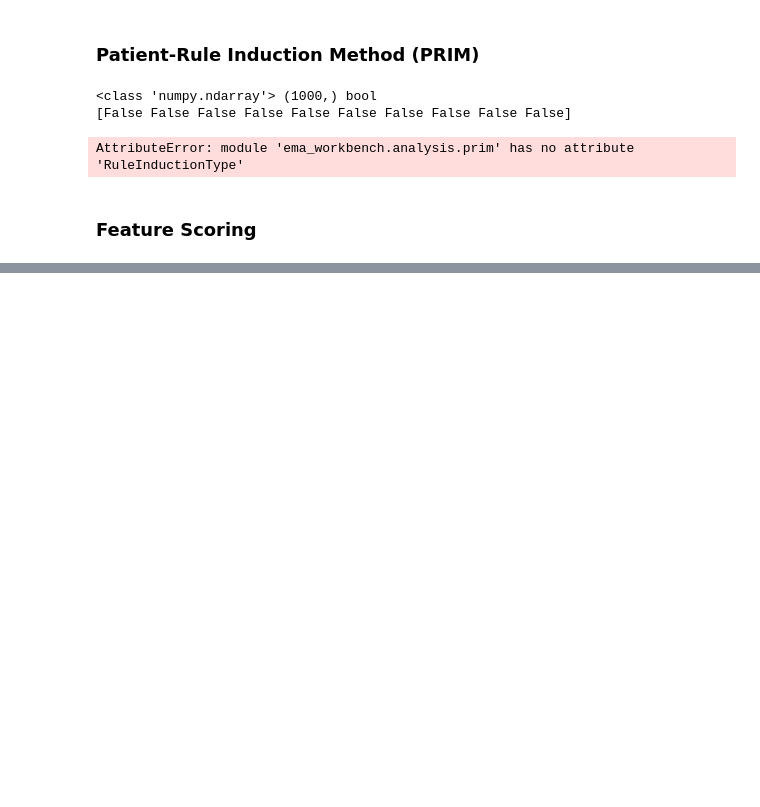
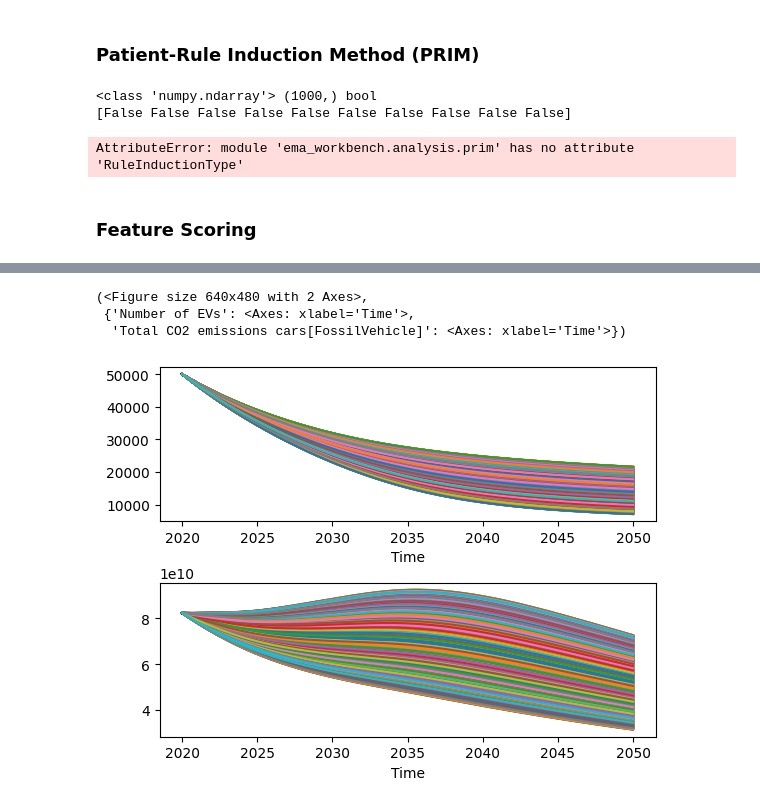
Before and after one commit to juliarozenberg/curacao_ev, a Jupyter notebook: ev_ema_test.ipynb, the cells around one changed output, grey strips where cells are left out. Cells and saved outputs as stored; diff of their text form; code cells hidden in the pictures; blank space fills up the shorter version.

```diff
--- a/ev_ema_test.ipynb
+++ b/ev_ema_test.ipynb
@@ -99,0 +122,12 @@ plt.show()
+# %%
+# plotting all lines
+plotting.lines(experiments, outcomes,
+               outcomes_to_show=None, group_by=None,
+               grouping_specifiers=None, density='',
+               legend=True, titles=None, ylabels=None,
+               experiments_to_show=None, show_envelope=False, log=False)
+# %% [output]
+(<Figure size 640x480 with 2 Axes>,
+ {'Number of EVs': <Axes: xlabel='Time'>,
+  'Total CO2 emissions cars[FossilVehicle]': <Axes: xlabel='Time'>})
+[figure, added]
```
Also changed, not shown: parts of 10 cells of this notebook.
